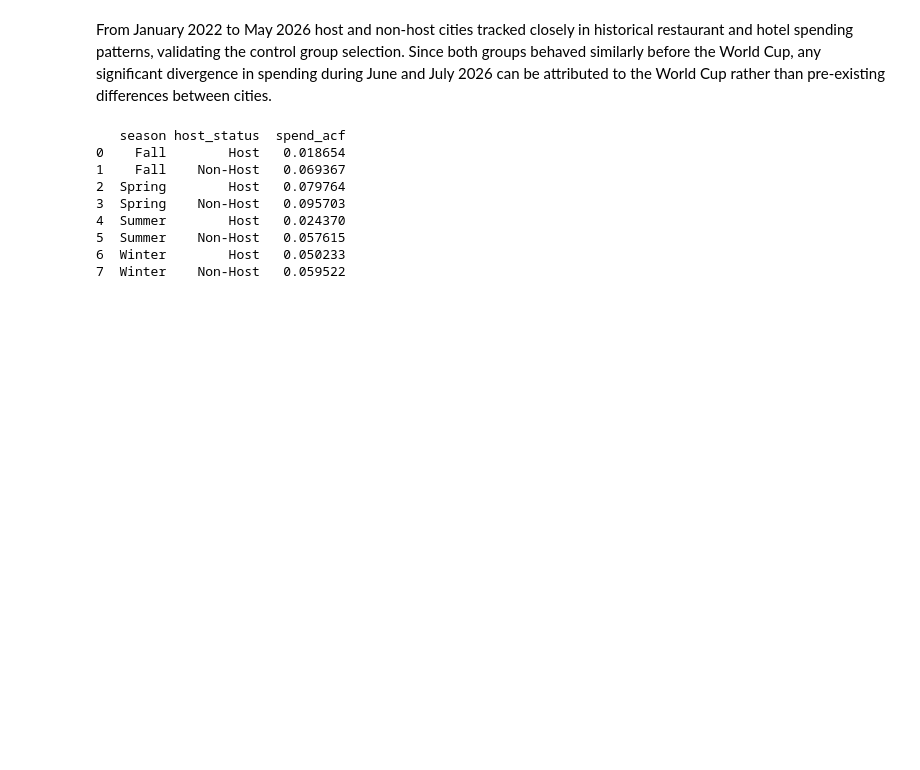
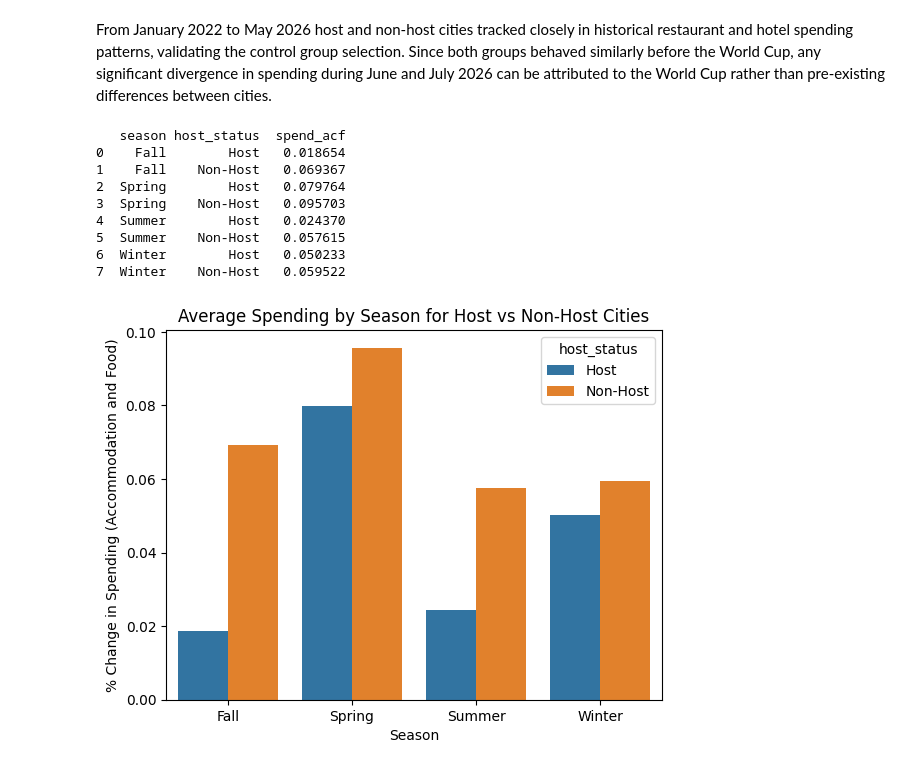
Before and after one commit to roshanshah570/worldcup-spending-forecast, a Jupyter notebook: notebooks/01_eda.ipynb, the cells around one changed output. Drawn from its saved outputs; the diff is of its cells as text; code cells hidden in the pictures; blank space fills up the shorter version.

Commit message:
Seasonal bar graph

```diff
--- a/notebooks/01_eda.ipynb
+++ b/notebooks/01_eda.ipynb
@@ -183,30 +183,40 @@ def get_season(date):
 
 worldcup_city_spending['season'] = worldcup_city_spending.index.map(get_season)
 worldcup_city_spending['season'].value_counts()
 # Test to see if correctly added season column
 # print(worldcup_city_spending.head())
 
 # Adding host/non-host column
 
 worldcup_city_spending['host_status'] = worldcup_city_spending['cityname'].apply(lambda x: 'Host' if x in host_cities else 'Non-Host')
 worldcup_city_spending['host_status'].value_counts()
 # Test to see if correctly added host_status column
 # print(worldcup_city_spending.head())
 
 # Grouping by season and host status to find average spending
 seasonal_avg = worldcup_city_spending.groupby(['season', 'host_status'])['spend_acf'].mean().reset_index()
 print(seasonal_avg)
 
 
 # Adding updated dataframe to processed data file
 worldcup_city_spending.to_csv('../data/processed/worldcup_city_seasonal_spending.csv')
+
+# Generating bar chart
+sns.barplot(data=seasonal_avg, x='season', y='spend_acf', hue='host_status')
+plt.title("Average Spending by Season for Host vs Non-Host Cities")
+plt.xlabel("Season")
+plt.ylabel("% Change in Spending (Accommodation and Food)")
+plt.savefig('../outputs/figures/host_vs_nonhost_seasonal.png', bbox_inches='tight', dpi=150)
+plt.show()
+plt.close()
 # %% [output]
    season host_status  spend_acf
 0    Fall        Host   0.018654
 1    Fall    Non-Host   0.069367
 2  Spring        Host   0.079764
 3  Spring    Non-Host   0.095703
 4  Summer        Host   0.024370
 5  Summer    Non-Host   0.057615
 6  Winter        Host   0.050233
 7  Winter    Non-Host   0.059522
+[figure, added]
```
Also changed, not shown: parts of 1 cell of this notebook, 1 other file.
